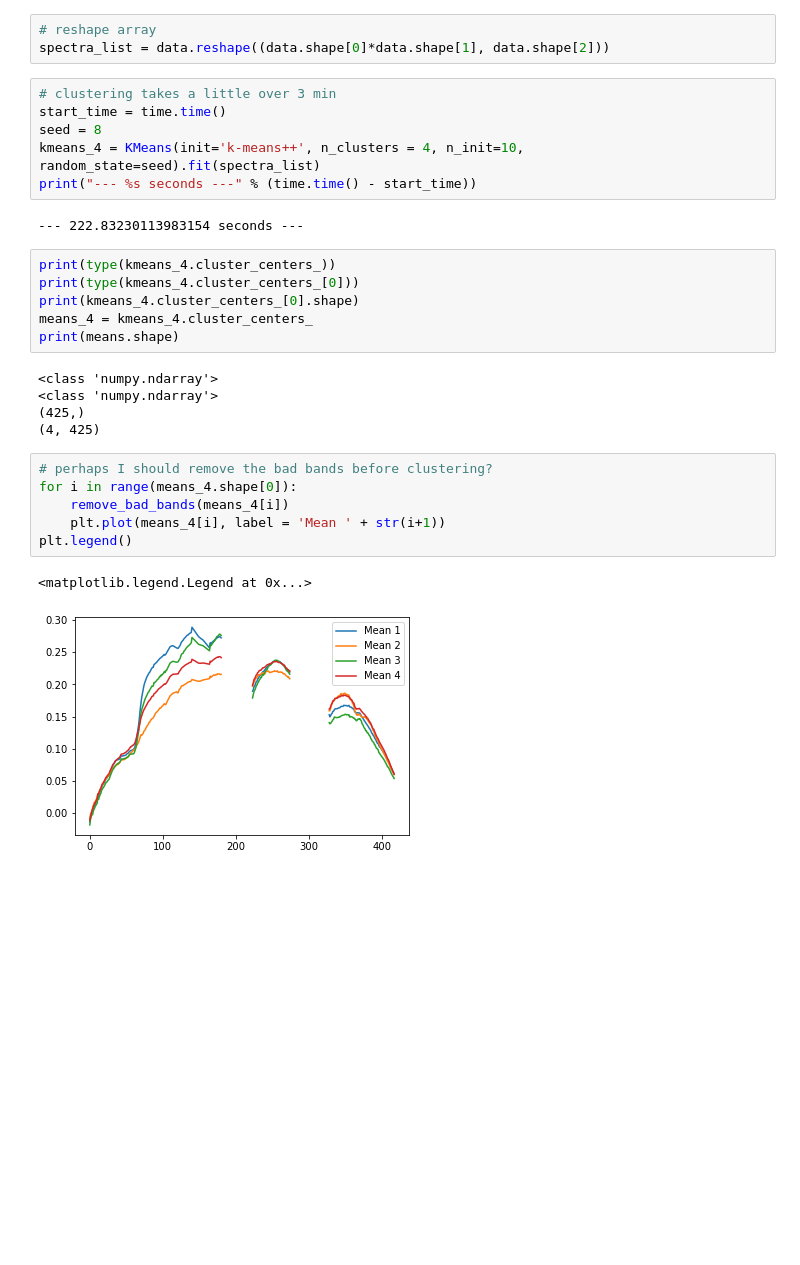
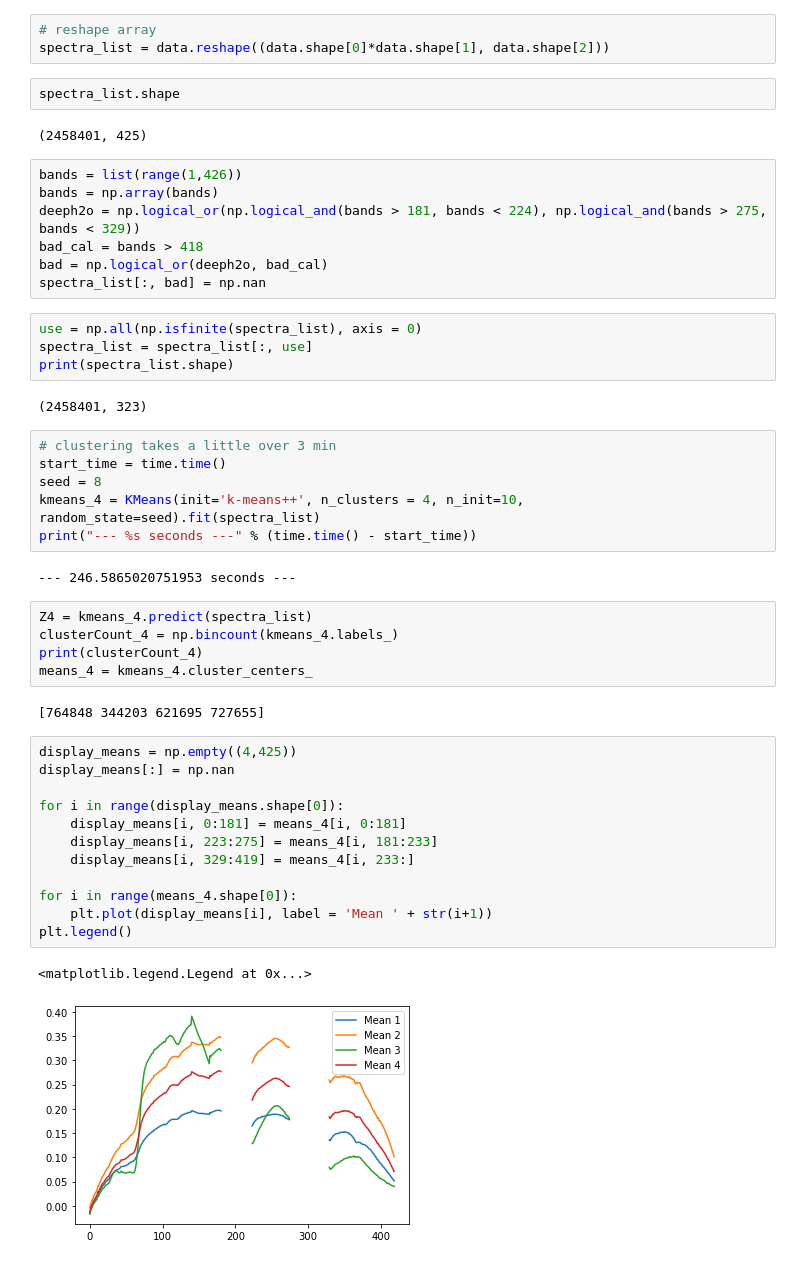
Before and after one commit to varunpatro1/OE-Reproducibility, a Jupyter notebook: Clustering_Test.ipynb, the cells around one changed output. Cells and saved outputs as stored; diff of their text form; blank space fills up the shorter version.

```diff
--- a/Clustering_Test.ipynb
+++ b/Clustering_Test.ipynb
@@ -229,6 +234,23 @@ plt.legend()
 # %%
 # reshape array
 spectra_list = data.reshape((data.shape[0]*data.shape[1], data.shape[2]))
+# %%
+spectra_list.shape
+# %% [output]
+(2458401, 425)
+# %%
+bands = list(range(1,426))
+bands = np.array(bands)
+deeph2o = np.logical_or(np.logical_and(bands > 181, bands < 224), np.logical_and(bands > 275, bands < 329))
+bad_cal = bands > 418
+bad = np.logical_or(deeph2o, bad_cal)
+spectra_list[:, bad] = np.nan
+# %%
+use = np.all(np.isfinite(spectra_list), axis = 0)
+spectra_list = spectra_list[:, use]
+print(spectra_list.shape)
+# %% [output]
+(2458401, 323)
 # %%
 # clustering takes a little over 3 min
 start_time = time.time()
@@ -236,24 +258,26 @@ seed = 8
 kmeans_4 = KMeans(init='k-means++', n_clusters = 4, n_init=10, random_state=seed).fit(spectra_list)
 print("--- %s seconds ---" % (time.time() - start_time))
 # %% [output]
---- 222.83230113983154 seconds ---
+--- 246.5865020751953 seconds ---
 # %%
-print(type(kmeans_4.cluster_centers_))
-print(type(kmeans_4.cluster_centers_[0]))
-print(kmeans_4.cluster_centers_[0].shape)
+Z4 = kmeans_4.predict(spectra_list)
+clusterCount_4 = np.bincount(kmeans_4.labels_)
+print(clusterCount_4)
 means_4 = kmeans_4.cluster_centers_
-print(means.shape)
 # %% [output]
-<class 'numpy.ndarray'>
-<class 'numpy.ndarray'>
-(425,)
-(4, 425)
+[764848 344203 621695 727655]
 # %%
-# perhaps I should remove the bad bands before clustering?
+display_means = np.empty((4,425))
+display_means[:] = np.nan
+
+for i in range(display_means.shape[0]):
+    display_means[i, 0:181] = means_4[i, 0:181]
+    display_means[i, 223:275] = means_4[i, 181:233]
+    display_means[i, 329:419] = means_4[i, 233:]
+
 for i in range(means_4.shape[0]):
-    remove_bad_bands(means_4[i])
-    plt.plot(means_4[i], label = 'Mean ' + str(i+1))
+    plt.plot(display_means[i], label = 'Mean ' + str(i+1))
 plt.legend()
 # %% [output]
 <matplotlib.legend.Legend at 0x...>
-[figure, old version]
+[figure, new version]
```
Also changed, not shown: parts of 16 cells of this notebook, 1 other file.
